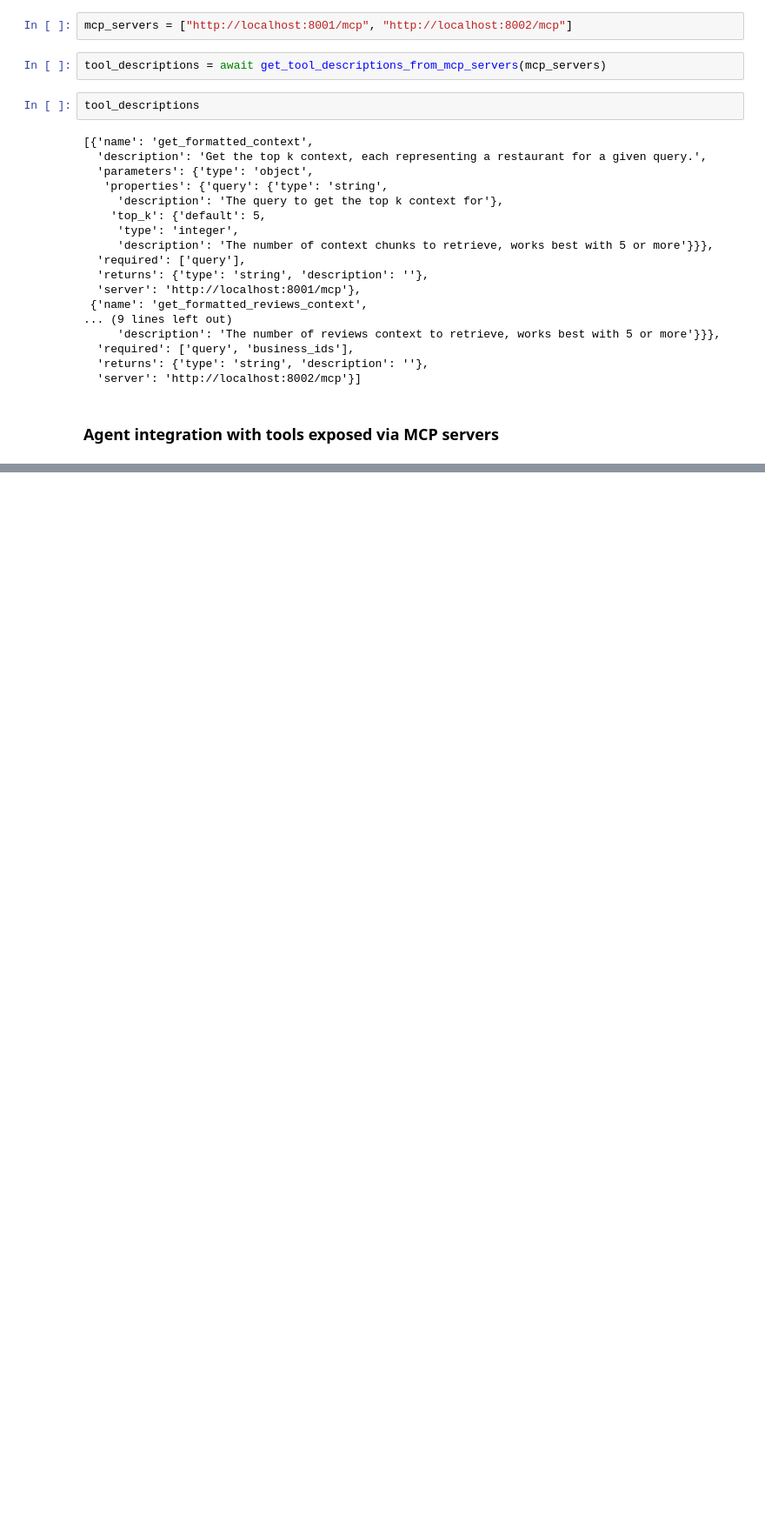
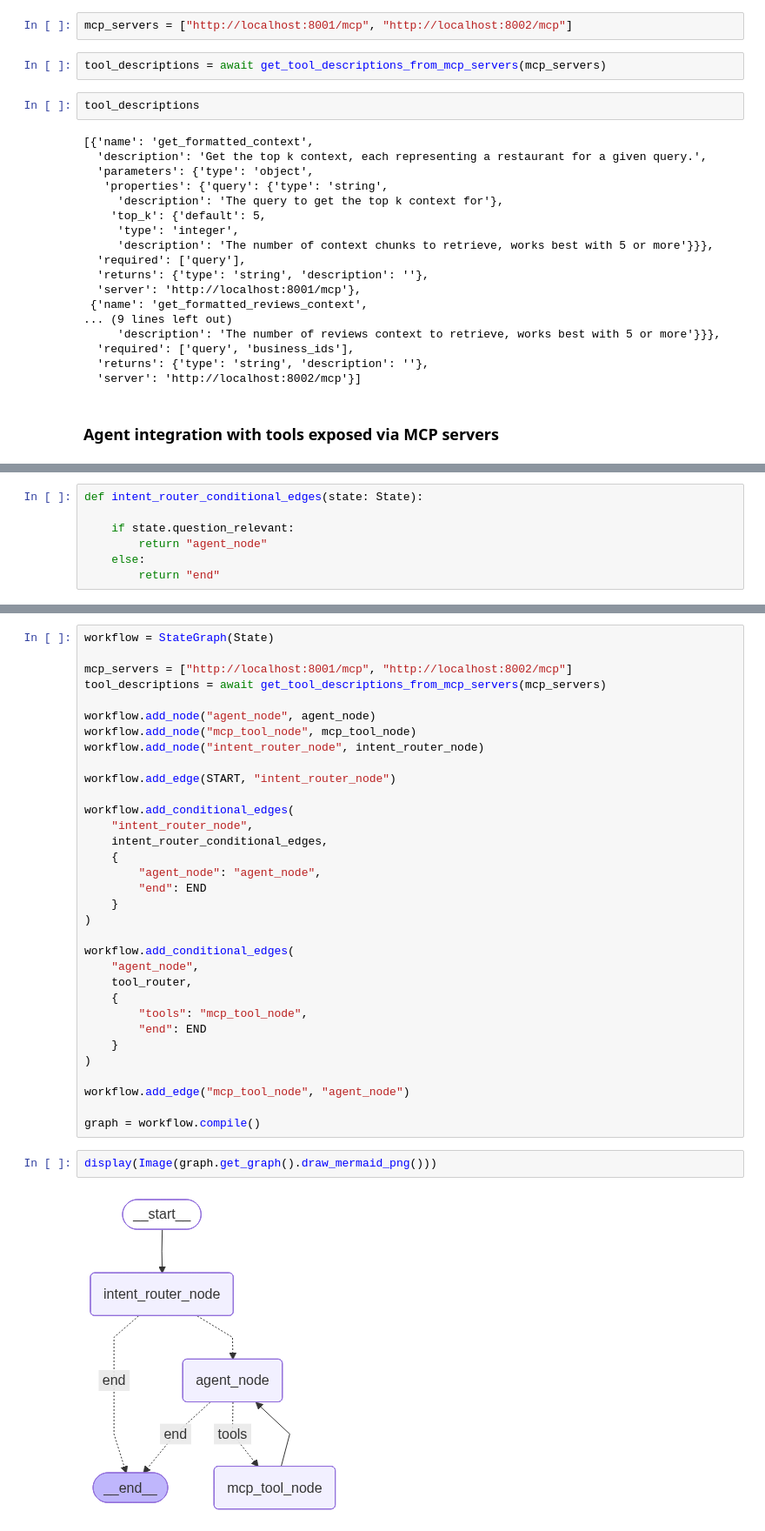
Before and after one commit to Wilfried-Tcheumaha/yelp-assistant, a Jupyter notebook: notebooks/15-mcp.ipynb, the cells around one changed output, grey strips where cells are left out. Shown at 87% size. Cells and saved outputs as stored; diff of their text form; blank space fills up the shorter version.

```diff
--- a/notebooks/15-mcp.ipynb
+++ b/notebooks/15-mcp.ipynb
@@ -148,0 +350,7 @@ tool_descriptions
+# %%
+def intent_router_conditional_edges(state: State):
+
+    if state.question_relevant:
+        return "agent_node"
+    else:
+        return "end"
@@ -148,0 +384,37 @@ tool_descriptions
+# %%
+workflow = StateGraph(State)
+
+mcp_servers = ["http://localhost:8001/mcp", "http://localhost:8002/mcp"]
+tool_descriptions = await get_tool_descriptions_from_mcp_servers(mcp_servers)
+
+workflow.add_node("agent_node", agent_node)
+workflow.add_node("mcp_tool_node", mcp_tool_node)
+workflow.add_node("intent_router_node", intent_router_node)
+
+workflow.add_edge(START, "intent_router_node")
+
+workflow.add_conditional_edges(
+    "intent_router_node",
+    intent_router_conditional_edges,
+    {
+        "agent_node": "agent_node",
+        "end": END
+    }
+)
+
+workflow.add_conditional_edges(
+    "agent_node",
+    tool_router,
+    {
+        "tools": "mcp_tool_node",
+        "end": END
+    }
+)
+
+workflow.add_edge("mcp_tool_node", "agent_node")
+
+graph = workflow.compile()
+# %%
+display(Image(graph.get_graph().draw_mermaid_png()))
+# %% [output]
+[figure, added]
```
Also changed, not shown: parts of 13 cells of this notebook, 7 other files.
